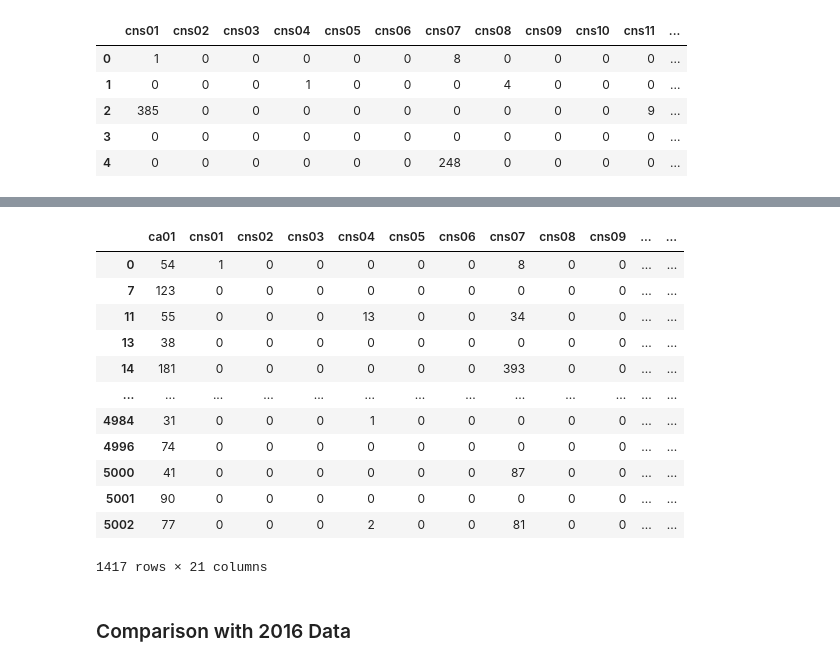
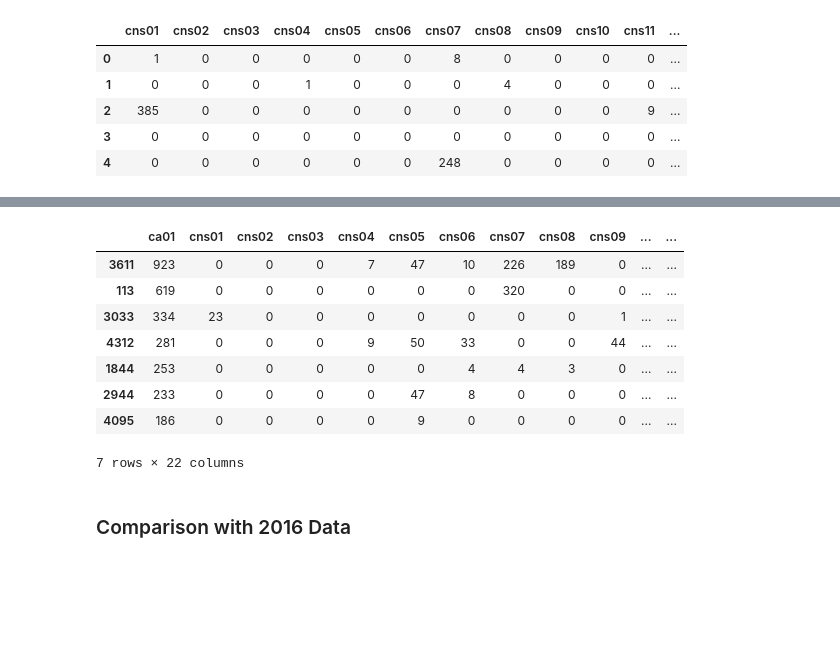
Before and after one commit to marwankalo/opportunity_youth, a Jupyter notebook: notebooks/exploratory/OY calculations.ipynb, the cells around one changed output, grey strips where cells are left out. Drawn from its saved outputs; the diff is of its cells as text; code cells hidden in the pictures; blank space fills up the shorter version.

```diff
--- a/notebooks/exploratory/OY calculations.ipynb
+++ b/notebooks/exploratory/OY calculations.ipynb
@@ -302,24 +321,19 @@ job.head()
 # %%
 # we delimited our output between 70 and 100 per cent
 # we filtered the values, looking for high number of workers under 29 with high percentages of employment
-jobs['per'] = (jobs['ca01']*100)/ job['sum']
+sel = jobs.loc[(jobs['per']>50) & (jobs['per']<100)]
+selx = sel.sort_values(by='ca01', ascending=False)
+selx.head(7)
+# %% [output]
+|  | ca01 | cns01 | cns02 | cns03 | cns04 | cns05 | cns06 | cns07 | cns08 | cns09 | ... | ... |
+| 3611 | 923 | 0 | 0 | 0 | 7 | 47 | 10 | 226 | 189 | 0 | ... | ... |
+| 113 | 619 | 0 | 0 | 0 | 0 | 0 | 0 | 320 | 0 | 0 | ... | ... |
+| 3033 | 334 | 23 | 0 | 0 | 0 | 0 | 0 | 0 | 0 | 1 | ... | ... |
+| 4312 | 281 | 0 | 0 | 0 | 9 | 50 | 33 | 0 | 0 | 44 | ... | ... |
+| 1844 | 253 | 0 | 0 | 0 | 0 | 0 | 4 | 4 | 3 | 0 | ... | ... |
+| 2944 | 233 | 0 | 0 | 0 | 0 | 47 | 8 | 0 | 0 | 0 | ... | ... |
+| 4095 | 186 | 0 | 0 | 0 | 0 | 9 | 0 | 0 | 0 | 0 | ... | ... |
+7 rows × 22 columns
-# %%
-sel = jobs.loc[jobs['per']>40]
-sel
-# %% [output]
-|  | ca01 | cns01 | cns02 | cns03 | cns04 | cns05 | cns06 | cns07 | cns08 | cns09 | ... | ... |
-| 0 | 54 | 1 | 0 | 0 | 0 | 0 | 0 | 8 | 0 | 0 | ... | ... |
-| 7 | 123 | 0 | 0 | 0 | 0 | 0 | 0 | 0 | 0 | 0 | ... | ... |
-| 11 | 55 | 0 | 0 | 0 | 13 | 0 | 0 | 34 | 0 | 0 | ... | ... |
-| 13 | 38 | 0 | 0 | 0 | 0 | 0 | 0 | 0 | 0 | 0 | ... | ... |
-| 14 | 181 | 0 | 0 | 0 | 0 | 0 | 0 | 393 | 0 | 0 | ... | ... |
-| ... | ... | ... | ... | ... | ... | ... | ... | ... | ... | ... | ... | ... |
-| 4984 | 31 | 0 | 0 | 0 | 1 | 0 | 0 | 0 | 0 | 0 | ... | ... |
-| 4996 | 74 | 0 | 0 | 0 | 0 | 0 | 0 | 0 | 0 | 0 | ... | ... |
-| 5000 | 41 | 0 | 0 | 0 | 0 | 0 | 0 | 87 | 0 | 0 | ... | ... |
-| 5001 | 90 | 0 | 0 | 0 | 0 | 0 | 0 | 0 | 0 | 0 | ... | ... |
-| 5002 | 77 | 0 | 0 | 0 | 2 | 0 | 0 | 81 | 0 | 0 | ... | ... |
-1417 rows × 21 columns
 # %% [markdown]
 ### Comparison with 2016 Data
 # %%
```
Also changed, not shown: parts of 4 cells of this notebook.
